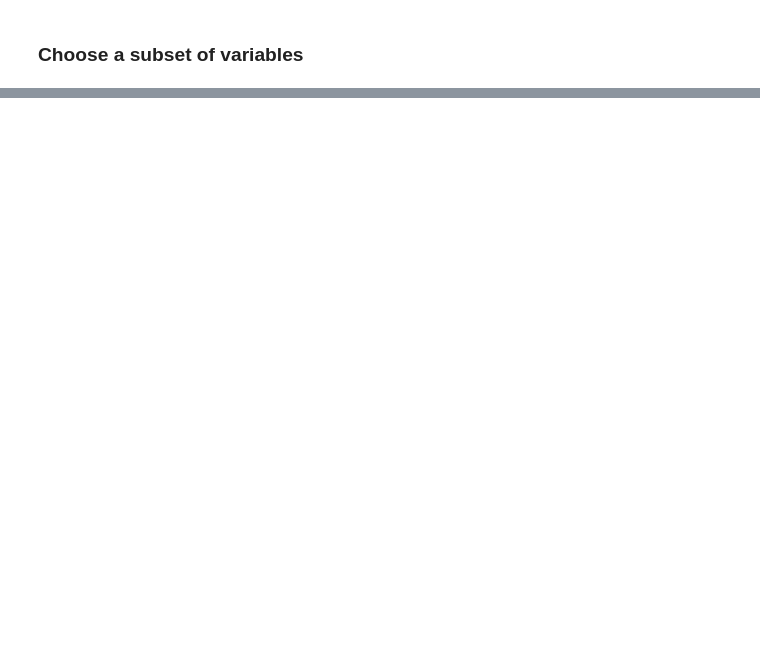
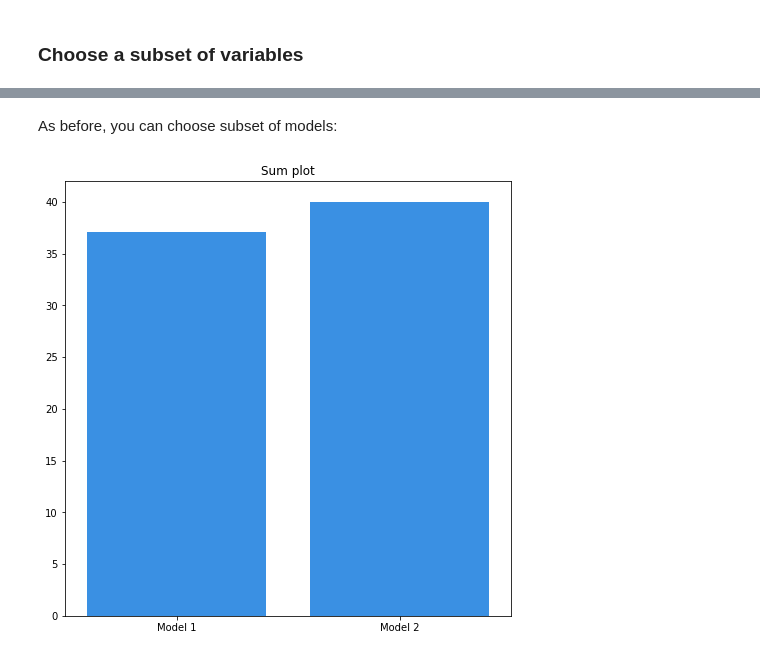
Before and after one commit to adrianstando/Research-Workshops-Rashomon-MIMIC-Machine-Learning, a Jupyter notebook: RashomonSetAnalyser/RashomonSetAnalyser_ver_1_0.ipynb, the cells around one changed output, grey strips where cells are left out. Saved outputs shown, nothing was run; the diff lists cells and outputs as text; code cells hidden in the pictures; blank space fills up the shorter version.

```diff
--- a/RashomonSetAnalyser/RashomonSetAnalyser_ver_1_0.ipynb
+++ b/RashomonSetAnalyser/RashomonSetAnalyser_ver_1_0.ipynb
@@ -179,0 +271,6 @@ rashomon.pdp_comparator_change_metric(metric = 'sum')
+# %% [markdown]
+As before, you can choose subset of models:
+# %%
+rashomon.sum_plot(model_names=['Model 1', 'Model 2'])
+# %% [output]
+[figure, added]
```
Also changed, not shown: parts of 37 cells of this notebook, 1 other file.
